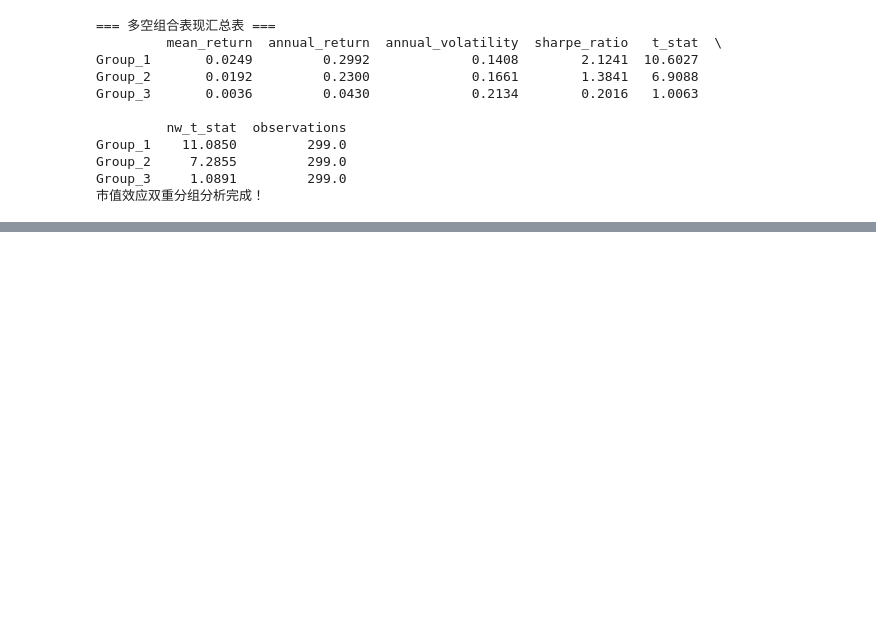
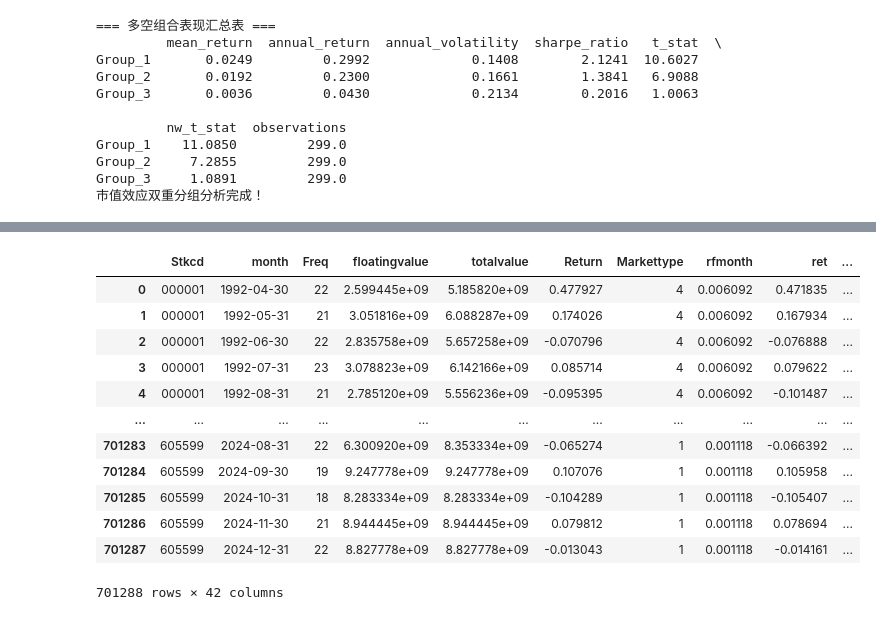
Before and after one commit to chenghang1989/Asset-Pricing-Homework, a Jupyter notebook: Homework 2 Anomaly.ipynb, the cells around one changed output, grey strips where cells are left out. Saved outputs shown, nothing was run; the diff lists cells and outputs as text; code cells hidden in the pictures; blank space fills up the shorter version.

```diff
--- a/Homework 2 Anomaly.ipynb
+++ b/Homework 2 Anomaly.ipynb
@@ -1733,0 +1736,12 @@ Group_3     1.0891         299.0
+# %%
+# import BM and EP
+BM = pyreadr.read_r('Data/BM_individual_mon2024.RDS')
+BM = BM[None]
+BM['Stkcd'] = BM['Stkcd'].astype(str).str.zfill(6)
+EP = pyreadr.read_r('Data/EP_individual_mon2024.RDS')
+EP = EP[None]
+EP['Stkcd'] = EP['Stkcd'].astype(str).str.zfill(6)
+
+# merge BM and EP
+BM_EP = pd.merge(BM, EP[['Stkcd', 'month', 'ep','ep_recent']], on=['Stkcd', 'month'], how='left')
+BM_EP
@@ -1733,0 +1762,13 @@ Group_3     1.0891         299.0
+# %%
+def decimal_year_to_date(decimal_year):
+    year = int(decimal_year)
+    month_fraction = decimal_year - year
+    month = int(round(month_fraction * 12)) + 1
+    if month > 12:
+        month = 12
+    # 转换为月末日期
+    return pd.to_datetime(f'{year}-{month:02d}-01') + pd.offsets.MonthEnd(0)
+
+# 应用转换
+BM_EP['month'] = BM_EP['month'].apply(decimal_year_to_date)
+BM_EP
@@ -1733,0 +1789,18 @@ Group_3     1.0891         299.0
+# %%
+# merge data
+ret_mon = pd.merge(ret_mon, BM_EP, on=['Stkcd', 'month'], how='left')
+ret_mon
+# %% [output]
+|  | Stkcd | month | Freq | floatingvalue | totalvalue | Return | Markettype | rfmonth | ret | ... |
+| 0 | 000001 | 1992-04-30 | 22 | 2.599445e+09 | 5.185820e+09 | 0.477927 | 4 | 0.006092 | 0.471835 | ... |
+| 1 | 000001 | 1992-05-31 | 21 | 3.051816e+09 | 6.088287e+09 | 0.174026 | 4 | 0.006092 | 0.167934 | ... |
+| 2 | 000001 | 1992-06-30 | 22 | 2.835758e+09 | 5.657258e+09 | -0.070796 | 4 | 0.006092 | -0.076888 | ... |
+| 3 | 000001 | 1992-07-31 | 23 | 3.078823e+09 | 6.142166e+09 | 0.085714 | 4 | 0.006092 | 0.079622 | ... |
+| 4 | 000001 | 1992-08-31 | 21 | 2.785120e+09 | 5.556236e+09 | -0.095395 | 4 | 0.006092 | -0.101487 | ... |
+| ... | ... | ... | ... | ... | ... | ... | ... | ... | ... | ... |
+| 701283 | 605599 | 2024-08-31 | 22 | 6.300920e+09 | 8.353334e+09 | -0.065274 | 1 | 0.001118 | -0.066392 | ... |
+| 701284 | 605599 | 2024-09-30 | 19 | 9.247778e+09 | 9.247778e+09 | 0.107076 | 1 | 0.001118 | 0.105958 | ... |
+| 701285 | 605599 | 2024-10-31 | 18 | 8.283334e+09 | 8.283334e+09 | -0.104289 | 1 | 0.001118 | -0.105407 | ... |
+| 701286 | 605599 | 2024-11-30 | 21 | 8.944445e+09 | 8.944445e+09 | 0.079812 | 1 | 0.001118 | 0.078694 | ... |
+| 701287 | 605599 | 2024-12-31 | 22 | 8.827778e+09 | 8.827778e+09 | -0.013043 | 1 | 0.001118 | -0.014161 | ... |
+701288 rows × 42 columns
```
Also changed, not shown: parts of 11 cells of this notebook, 4 other files.
